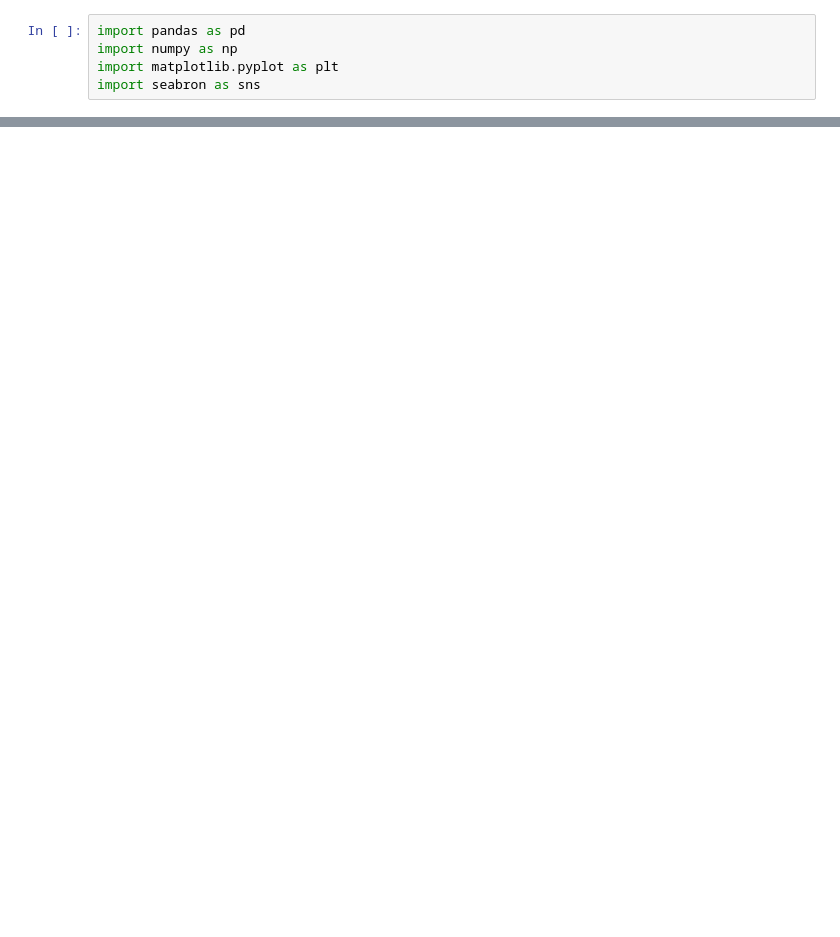
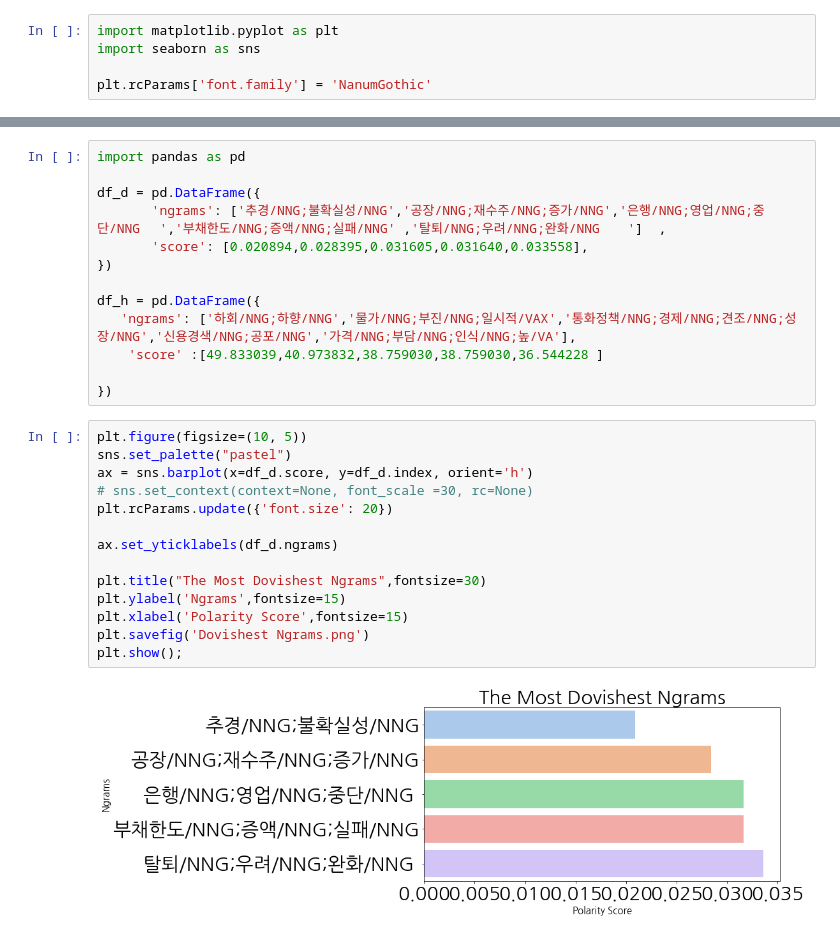
Before and after one commit to sunnyna/TIL, a Jupyter notebook: visualization.ipynb, the cells around one changed output, grey strips where cells are left out. Drawn from its saved outputs; the diff is of its cells as text; blank space fills up the shorter version.

```diff
--- a/visualization.ipynb
+++ b/visualization.ipynb
@@ -8,5 +28,5 @@ df = data.corr()
 # %%
-import pandas as pd
-import numpy as np
 import matplotlib.pyplot as plt
-import seabron as sns
+import seaborn as sns
+
+plt.rcParams['font.family'] = 'NanumGothic'
@@ -33,0 +133,29 @@ pyplot.show()
+# %%
+import pandas as pd
+
+df_d = pd.DataFrame({
+       'ngrams': ['추경/NNG;불확실성/NNG','공장/NNG;재수주/NNG;증가/NNG','은행/NNG;영업/NNG;중단/NNG	','부채한도/NNG;증액/NNG;실패/NNG' ,'탈퇴/NNG;우려/NNG;완화/NNG	']	,
+       'score': [0.020894,0.028395,0.031605,0.031640,0.033558],
+})
+
+df_h = pd.DataFrame({
+   'ngrams': ['하회/NNG;하향/NNG','물가/NNG;부진/NNG;일시적/VAX','통화정책/NNG;경제/NNG;견조/NNG;성장/NNG','신용경색/NNG;공포/NNG','가격/NNG;부담/NNG;인식/NNG;높/VA'],
+    'score' :[49.833039,40.973832,38.759030,38.759030,36.544228	]
+
+})
+# %%
+plt.figure(figsize=(10, 5))
+sns.set_palette("pastel")
+ax = sns.barplot(x=df_d.score, y=df_d.index, orient='h')
+# sns.set_context(context=None, font_scale =30, rc=None)
+plt.rcParams.update({'font.size': 20})
+
+ax.set_yticklabels(df_d.ngrams)
+
+plt.title("The Most Dovishest Ngrams",fontsize=30)
+plt.ylabel('Ngrams',fontsize=15)
+plt.xlabel('Polarity Score',fontsize=15)
+plt.savefig('Dovishest Ngrams.png')
+plt.show();
+# %% [output]
+[figure, added]
```
Also changed, not shown: parts of 13 cells of this notebook.
